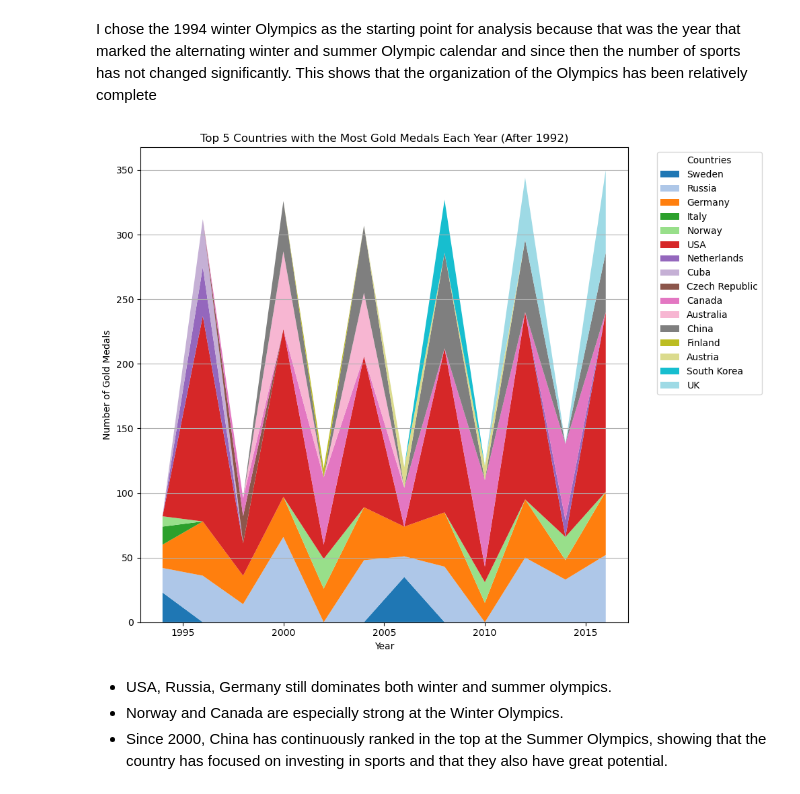
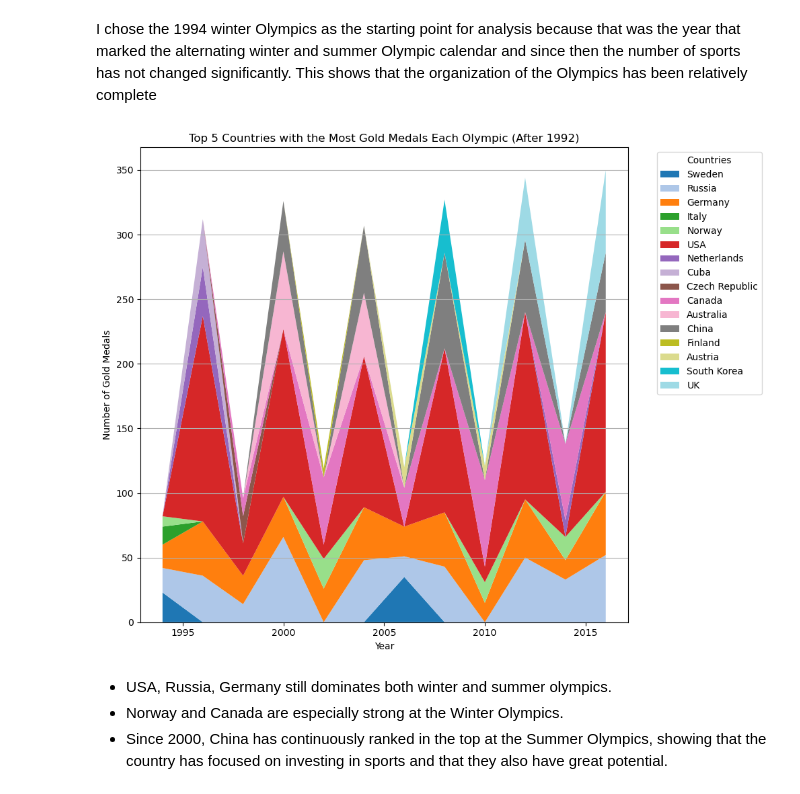
Before and after one commit to DucNinhVo/olympic-games, a Jupyter notebook: olympic_games.ipynb, the cells around one changed output. Drawn from its saved outputs; the diff is of its cells as text; code cells hidden in the pictures.

```diff
--- a/olympic_games.ipynb
+++ b/olympic_games.ipynb
@@ -482,35 +539,35 @@ years = gold_count_countries['Year'].unique()
 # %%
 import matplotlib.cm as cm
 
 # Initialize data structure for stackplot
 stack_data = np.zeros((len(countries), len(years)))
 
 # Fill the data structure
 for i, country in enumerate(countries):
     country_data = gold_count_countries[gold_count_countries['region'] == country]
     # Align country_data with the years
     country_data = country_data.set_index('Year').reindex(years, fill_value=0).reset_index()
     stack_data[i, :] = country_data['Medal'].values
 
 fig, ax = plt.subplots(figsize=(12, 8))
 
 # Define a colormap
 colors = cm.get_cmap('tab20', len(countries))
 
 # Plot the stacked area plot
 ax.stackplot(years, stack_data, labels=countries, colors=[colors(i) for i in range(len(countries))])
 
 ax.set_xlabel('Year')
 ax.set_ylabel('Number of Gold Medals')
-ax.set_title('Top 5 Countries with the Most Gold Medals Each Year (After 1992)')
+ax.set_title('Top 5 Countries with the Most Gold Medals Each Olympic (After 1992)')
 ax.legend(title='Countries', bbox_to_anchor=(1.05, 1), loc='upper left')
 ax.grid(True, axis='y')
 
 
 plt.tight_layout(rect=[0, 0, 0.85, 1])
 plt.show()
 # %% [output]
-[figure, old version]
+[figure, new version]
 # %% [markdown]
 - USA, Russia, Germany still dominates both winter and summer olympics.
 - Norway and Canada are especially strong at the Winter Olympics.
```
Also changed, not shown: parts of 32 cells of this notebook.
